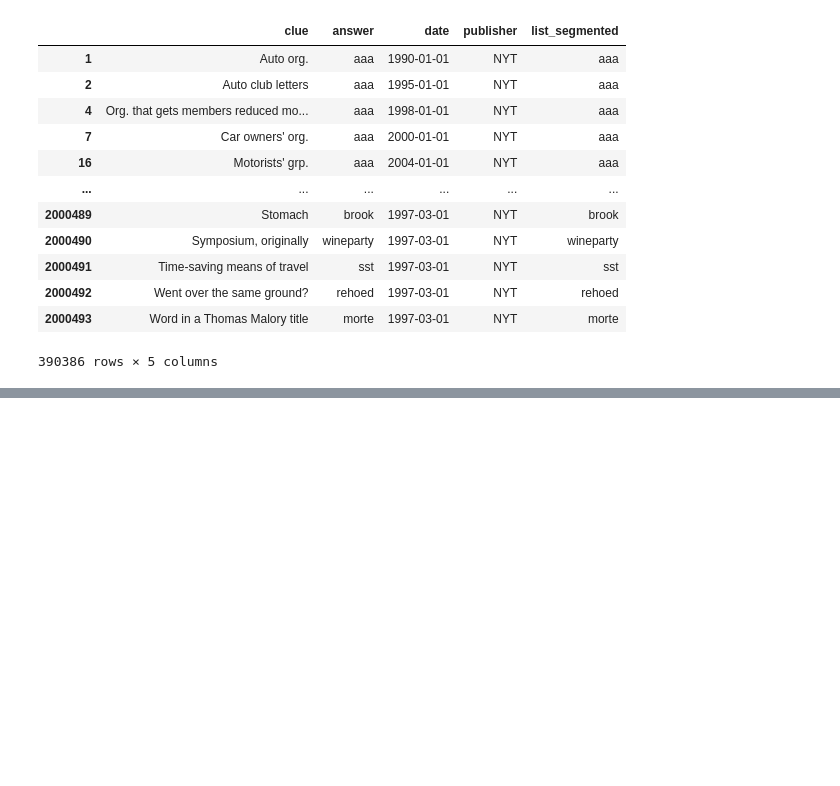
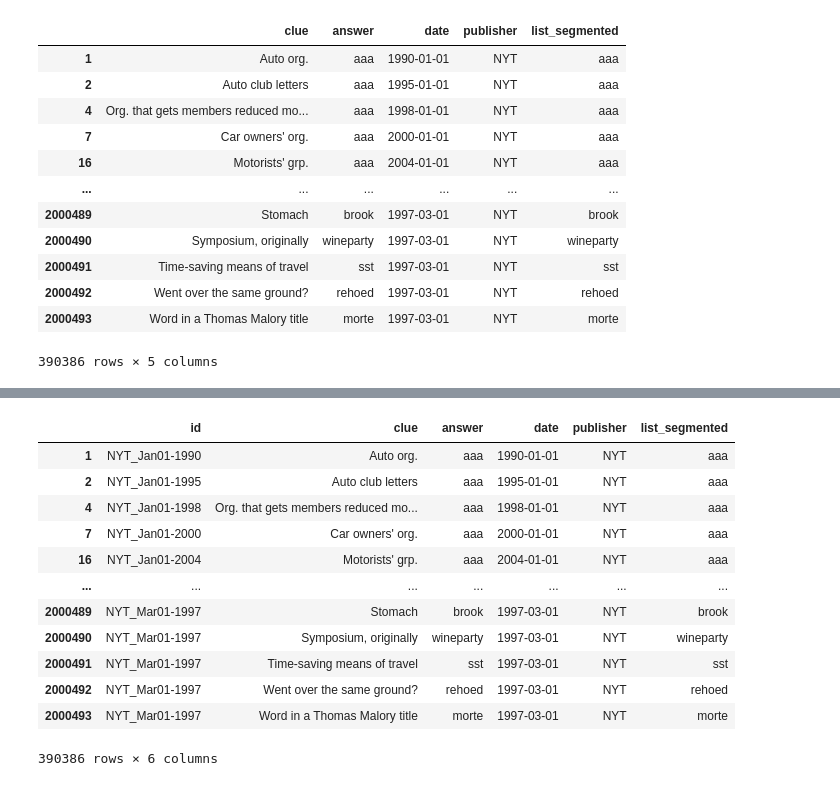
Before and after one commit to timothymhowe/shor.tz, a Jupyter notebook: notebooks/clue_solver.ipynb, the cells around one changed output, grey strips where cells are left out. Saved outputs shown, nothing was run; the diff lists cells and outputs as text; code cells hidden in the pictures; blank space fills up the shorter version.

Commit message:
created csv files for the split words.  Now using word segmentation to split a ranked list of words from Cruciverb

```diff
--- a/notebooks/clue_solver.ipynb
+++ b/notebooks/clue_solver.ipynb
@@ -185,0 +196,2 @@ nyt_clue_df
+# %%
+nyt_clue_df = pd.read_csv('../data/clean/nyt_split_clues.csv')
@@ -185,0 +216,17 @@ nyt_clue_df
+# %%
+from sklearn.model_selection import train_test_split
+nyt_clue_df
+# %% [output]
+|  | id | clue | answer | date | publisher | list_segmented |
+| 1 | NYT_Jan01-1990 | Auto org. | aaa | 1990-01-01 | NYT | aaa |
+| 2 | NYT_Jan01-1995 | Auto club letters | aaa | 1995-01-01 | NYT | aaa |
+| 4 | NYT_Jan01-1998 | Org. that gets members reduced mo... | aaa | 1998-01-01 | NYT | aaa |
+| 7 | NYT_Jan01-2000 | Car owners' org. | aaa | 2000-01-01 | NYT | aaa |
+| 16 | NYT_Jan01-2004 | Motorists' grp. | aaa | 2004-01-01 | NYT | aaa |
+| ... | ... | ... | ... | ... | ... | ... |
+| 2000489 | NYT_Mar01-1997 | Stomach | brook | 1997-03-01 | NYT | brook |
+| 2000490 | NYT_Mar01-1997 | Symposium, originally | wineparty | 1997-03-01 | NYT | wineparty |
+| 2000491 | NYT_Mar01-1997 | Time-saving means of travel | sst | 1997-03-01 | NYT | sst |
+| 2000492 | NYT_Mar01-1997 | Went over the same ground? | rehoed | 1997-03-01 | NYT | rehoed |
+| 2000493 | NYT_Mar01-1997 | Word in a Thomas Malory title | morte | 1997-03-01 | NYT | morte |
+390386 rows × 6 columns
```
Also changed, not shown: parts of 13 cells of this notebook, 3 other files.
